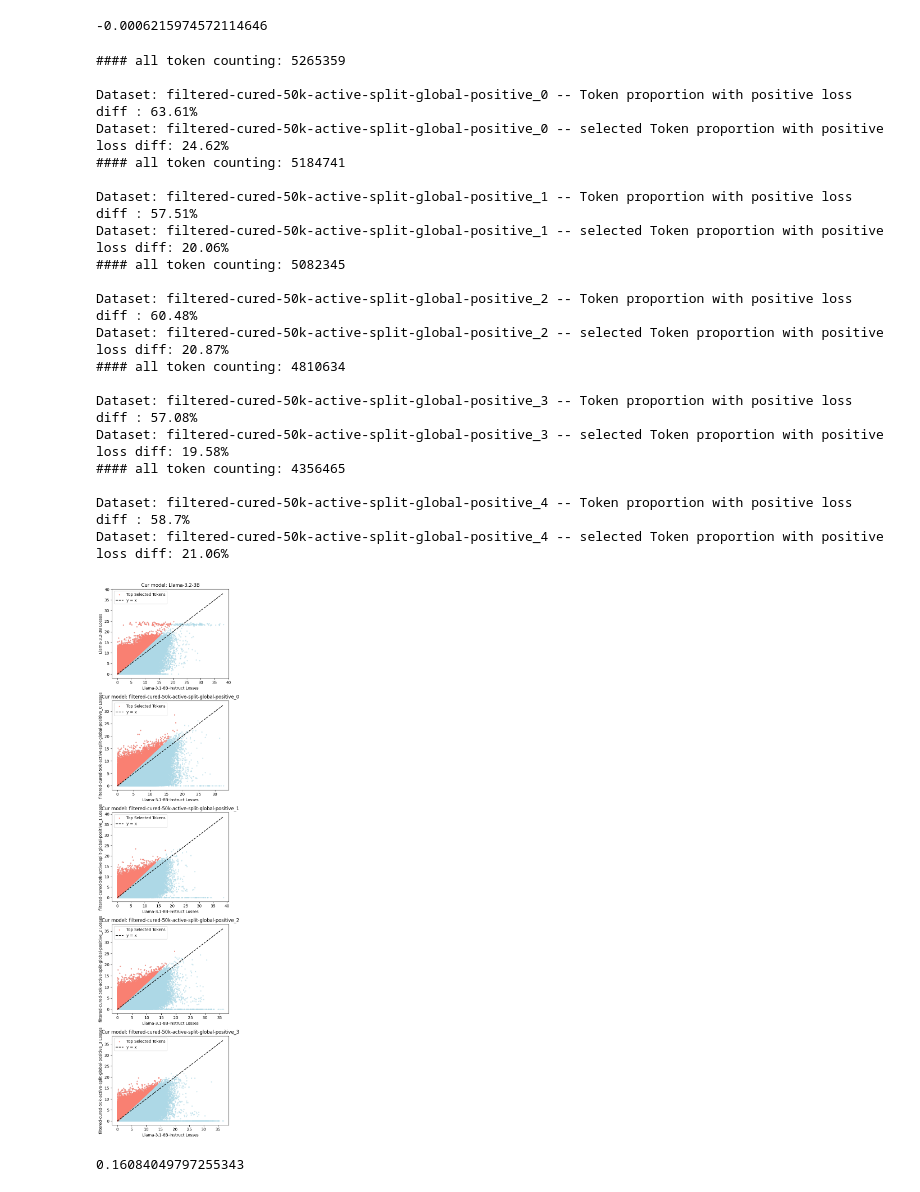
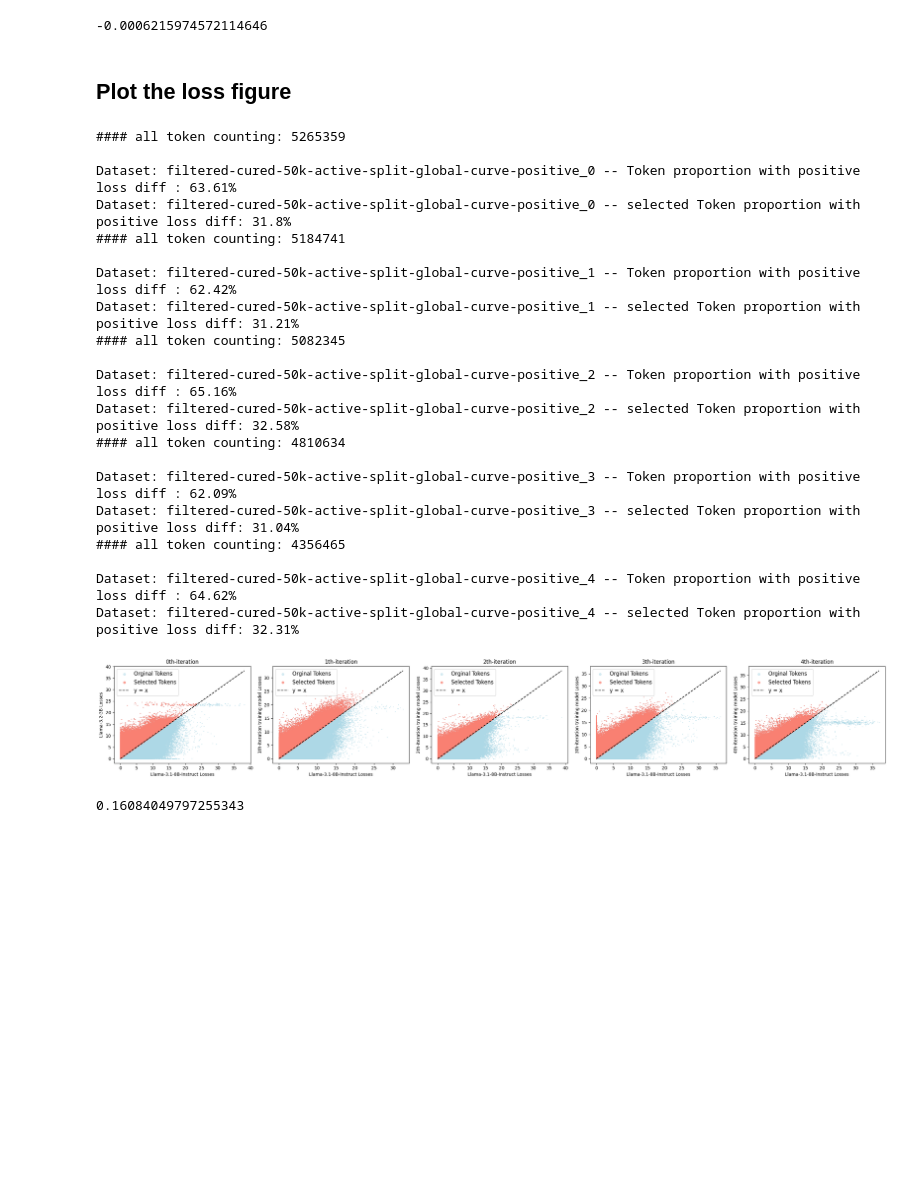
Before and after one commit to UCSC-REAL/TokenCleaning, a Jupyter notebook: token_label.ipynb, the cells around one changed output. Saved outputs shown, nothing was run; the diff lists cells and outputs as text; code cells hidden in the pictures; blank space fills up the shorter version.

```diff
--- a/token_label.ipynb
+++ b/token_label.ipynb
@@ -86,6 +86,8 @@ the token proportion with positive token loss: 59.42%
 losses_diff[select_global_tokens_indices[-1]]
 # %% [output]
 -0.0006215974572114646
+# %% [markdown]
+## Plot the loss figure
 # %%
 import torch
 import numpy as np
@@ -113,27 +115,28 @@ def get_curve_positive_indices(losses_pre, losses_cur):
     curve_positive_indices=[]
 
     for idx, (sample_losses_pre, sample_losses_cur) in enumerate(zip(losses_pre, losses_cur)):
-            if sample_losses_pre > alpha * sample_losses_cur + beta: #linear split
+            if sample_losses_pre > alpha * sample_losses_cur + beta and sample_losses_cur <5: #linear split
                 curve_positive_indices.append(idx)
 
     return curve_positive_indices
 
-
+# Data and training parameters
+###################################################
 
 ref_model_name_or_path = "meta-llama/Llama-3.1-8B-Instruct"
 base_model_name_or_path = "meta-llama/Llama-3.2-3B"
 
 # dataset_name = "alpaca_52k-active-split"
-dataset_name="filtered-cured-50k-active-split-global-positive"
+dataset_name="filtered-cured-50k-active-split-global-curve-positive"
 subset_size = 5 # 增加子集数量以绘制多个子图
 data_prop = 0.6
 
 ref_model_name = os.path.basename(ref_model_name_or_path)
 
 # 创建一个大的图形框架
-# fig, axes = plt.subplots(1, subset_size, figsize=(5 * subset_size, 4 ))
+fig, axes = plt.subplots(1, subset_size, figsize=(5 * subset_size, 4))
 
-fig, axes = plt.subplots(subset_size, 1, figsize=( 5, 4 * subset_size))
+# fig, axes = plt.subplots(subset_size, 1, figsize=( 5, 4 * subset_size))
 
 
 for idx in range(subset_size):
@@ -144,7 +147,7 @@ for idx in range(subset_size):
         cur_train_model_tag = os.path.basename(base_model_name_or_path)
     else:
         cur_train_model_name = f"lora_merged_{dataset_name}_{idx-1}"
-        cur_train_model_tag = f"{dataset_name}_{idx-1}"
+        cur_train_model_tag = f"{idx}th-iteration training model"
 
     losses_cur_train = torch.load(f"results/loss/token_losses_{dataset_name_tag}_{cur_train_model_name}.pt")
     losses_ref = torch.load(f"results/loss/token_losses_{dataset_name_tag}_{ref_model_name}.pt")
@@ -161,64 +164,64 @@ for idx in range(subset_size):
     print(f"Dataset: {dataset_name_tag} -- Token proportion with positive loss diff : {round(sum(1 for loss in losses_diff if loss > 0) / len(losses_diff) * 100, 2)}%")
 
     # select_global_tokens_indices = get_global_top_k_indices(losses_diff, int(all_token_count * data_prop))
-    # select_global_tokens_indices = get_half_positive_indices(losses_diff)
-    select_global_tokens_indices = get_curve_positive_indices(input_cur_train, input_ref)
+    select_global_tokens_indices = get_half_positive_indices(losses_diff)
+    # select_global_tokens_indices = get_curve_positive_indices(input_cur_train, input_ref)
     print(f"Dataset: {dataset_name_tag} -- selected Token proportion with positive loss diff: {round(len(select_global_tokens_indices) / len(losses_diff) * 100, 2)}%")
 
     # 选择合适的子图
     ax = axes[idx]  # 选择对应的子图轴
 
     # 绘制散点图
-    ax.scatter(input_ref, input_cur_train, c='lightblue', s=5, alpha=0.5)
+    ax.scatter(input_ref, input_cur_train, c='lightblue', s=1, alpha=0.5, label='Orginal Tokens')
 
     selected_train = [input_cur_train[i] for i in select_global_tokens_indices]
     selected_ref = [input_ref[i] for i in select_global_tokens_indices]
-    ax.scatter(selected_ref, selected_train, c='salmon', s=5, label="Top Selected Tokens", alpha=0.7)
+    ax.scatter(selected_ref, selected_train, c='salmon', s=1, label="Selected Tokens", alpha=0.7)
 
     # 添加标题和标签
-    ax.set_title(f"Cur model: {cur_train_model_tag}")
+    ax.set_title(f"{idx}th-iteration")
     ax.set_xlabel(f"{ref_model_name} Losses")
     ax.set_ylabel(f"{cur_train_model_tag} Losses")
 
     # 绘制对角线 y = x
     min_val = min(min(input_cur_train), min(input_ref))
     max_val = max(max(input_cur_train), max(input_ref))
     ax.plot([min_val, max_val], [min_val, max_val], color='black', linestyle='--', label='y = x')
 
     # x_vals = np.linspace(min_val, max_val, 500)
     # y_vals = 1.2 * x_vals + 3
     # ax.plot(x_vals, y_vals, color='black', linestyle='-', label='y = 1.2x +3')
 
     # 显示图例
-    ax.legend()
+    ax.legend(fontsize=12, markerscale=5)
 
 # 调整图形布局
 plt.tight_layout()
 
 # 显示所有子图
 plt.show()
 # %% [output]
 #### all token counting: 5265359
 
-Dataset: filtered-cured-50k-active-split-global-positive_0 -- Token proportion with positive loss diff : 63.61%
-Dataset: filtered-cured-50k-active-split-global-positive_0 -- selected Token proportion with positive loss diff: 24.62%
+Dataset: filtered-cured-50k-active-split-global-curve-positive_0 -- Token proportion with positive loss diff : 63.61%
+Dataset: filtered-cured-50k-active-split-global-curve-positive_0 -- selected Token proportion with positive loss diff: 31.8%
 #### all token counting: 5184741
 
-Dataset: filtered-cured-50k-active-split-global-positive_1 -- Token proportion with positive loss diff : 57.51%
-Dataset: filtered-cured-50k-active-split-global-positive_1 -- selected Token proportion with positive loss diff: 20.06%
+Dataset: filtered-cured-50k-active-split-global-curve-positive_1 -- Token proportion with positive loss diff : 62.42%
+Dataset: filtered-cured-50k-active-split-global-curve-positive_1 -- selected Token proportion with positive loss diff: 31.21%
 #### all token counting: 5082345
 
-Dataset: filtered-cured-50k-active-split-global-positive_2 -- Token proportion with positive loss diff : 60.48%
-Dataset: filtered-cured-50k-active-split-global-positive_2 -- selected Token proportion with positive loss diff: 20.87%
+Dataset: filtered-cured-50k-active-split-global-curve-positive_2 -- Token proportion with positive loss diff : 65.16%
+Dataset: filtered-cured-50k-active-split-global-curve-positive_2 -- selected Token proportion with positive loss diff: 32.58%
 #### all token counting: 4810634
 
-Dataset: filtered-cured-50k-active-split-global-positive_3 -- Token proportion with positive loss diff : 57.08%
-Dataset: filtered-cured-50k-active-split-global-positive_3 -- selected Token proportion with positive loss diff: 19.58%
+Dataset: filtered-cured-50k-active-split-global-curve-positive_3 -- Token proportion with positive loss diff : 62.09%
+Dataset: filtered-cured-50k-active-split-global-curve-positive_3 -- selected Token proportion with positive loss diff: 31.04%
 #### all token counting: 4356465
 
-Dataset: filtered-cured-50k-active-split-global-positive_4 -- Token proportion with positive loss diff : 58.7%
-Dataset: filtered-cured-50k-active-split-global-positive_4 -- selected Token proportion with positive loss diff: 21.06%
+Dataset: filtered-cured-50k-active-split-global-curve-positive_4 -- Token proportion with positive loss diff : 64.62%
+Dataset: filtered-cured-50k-active-split-global-curve-positive_4 -- selected Token proportion with positive loss diff: 32.31%
-[figure, old version]
+[figure, new version]
 # %%
 def get_curve_positive_indices(losses_pre, losses_cur):
 
```
Also changed, not shown: 3 other files.
